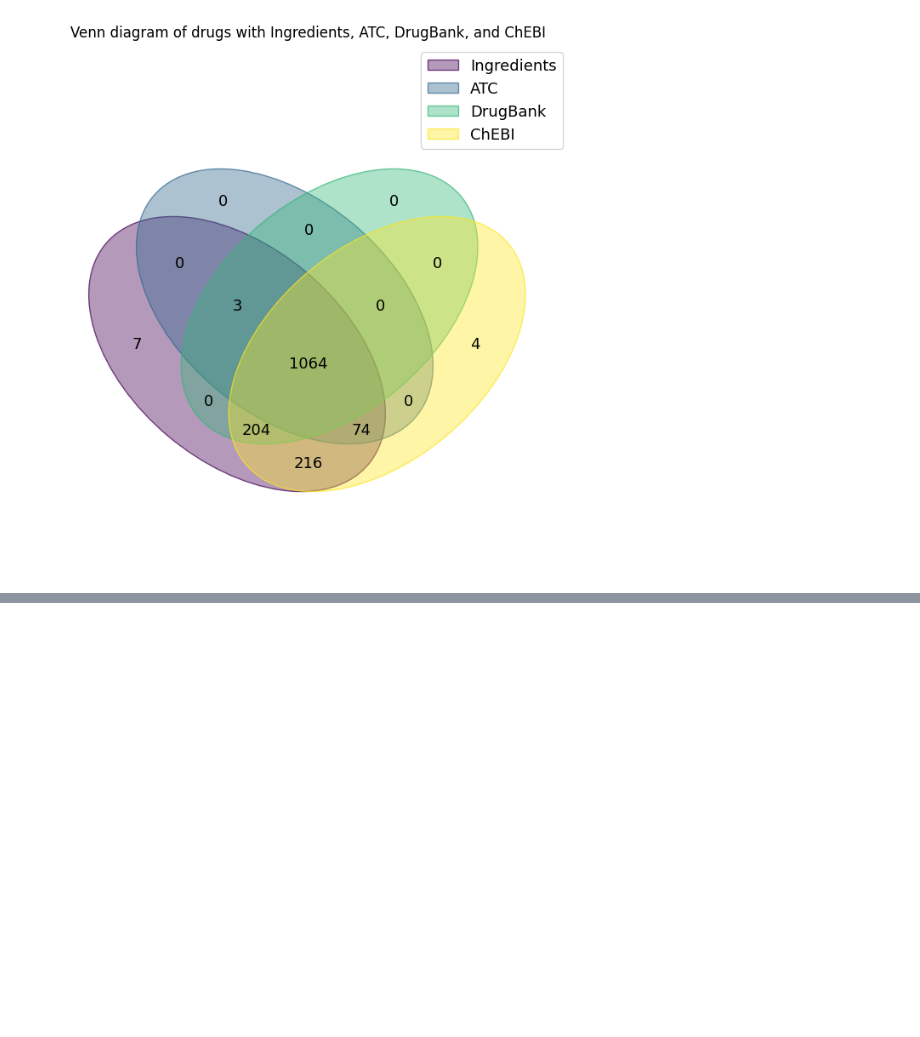
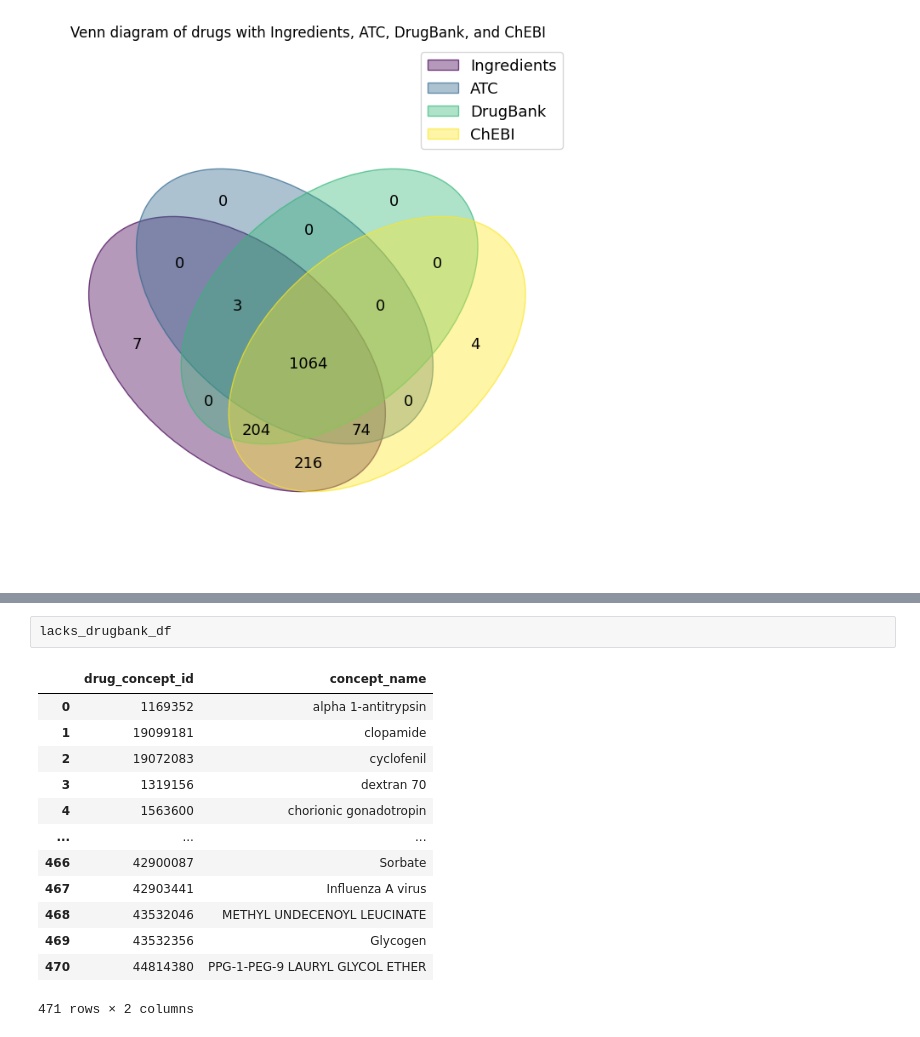
Before and after one commit to spicadust/Project_PerMed, a Jupyter notebook: notebooks/eda/venn_diagram.ipynb, the cells around one changed output, grey strips where cells are left out. Drawn from its saved outputs; the diff is of its cells as text; blank space fills up the shorter version.

```diff
--- a/notebooks/eda/venn_diagram.ipynb
+++ b/notebooks/eda/venn_diagram.ipynb
@@ -127,0 +225,16 @@ plt.show()
+# %%
+lacks_drugbank_df
+# %% [output]
+|  | drug_concept_id | concept_name |
+| 0 | 1169352 | alpha 1-antitrypsin |
+| 1 | 19099181 | clopamide |
+| 2 | 19072083 | cyclofenil |
+| 3 | 1319156 | dextran 70 |
+| 4 | 1563600 | chorionic gonadotropin |
+| ... | ... | ... |
+| 466 | 42900087 | Sorbate |
+| 467 | 42903441 | Influenza A virus |
+| 468 | 43532046 | METHYL UNDECENOYL LEUCINATE |
+| 469 | 43532356 | Glycogen |
+| 470 | 44814380 | PPG-1-PEG-9 LAURYL GLYCOL ETHER |
+471 rows × 2 columns
```
Also changed, not shown: parts of 11 cells of this notebook, 8 other files.
